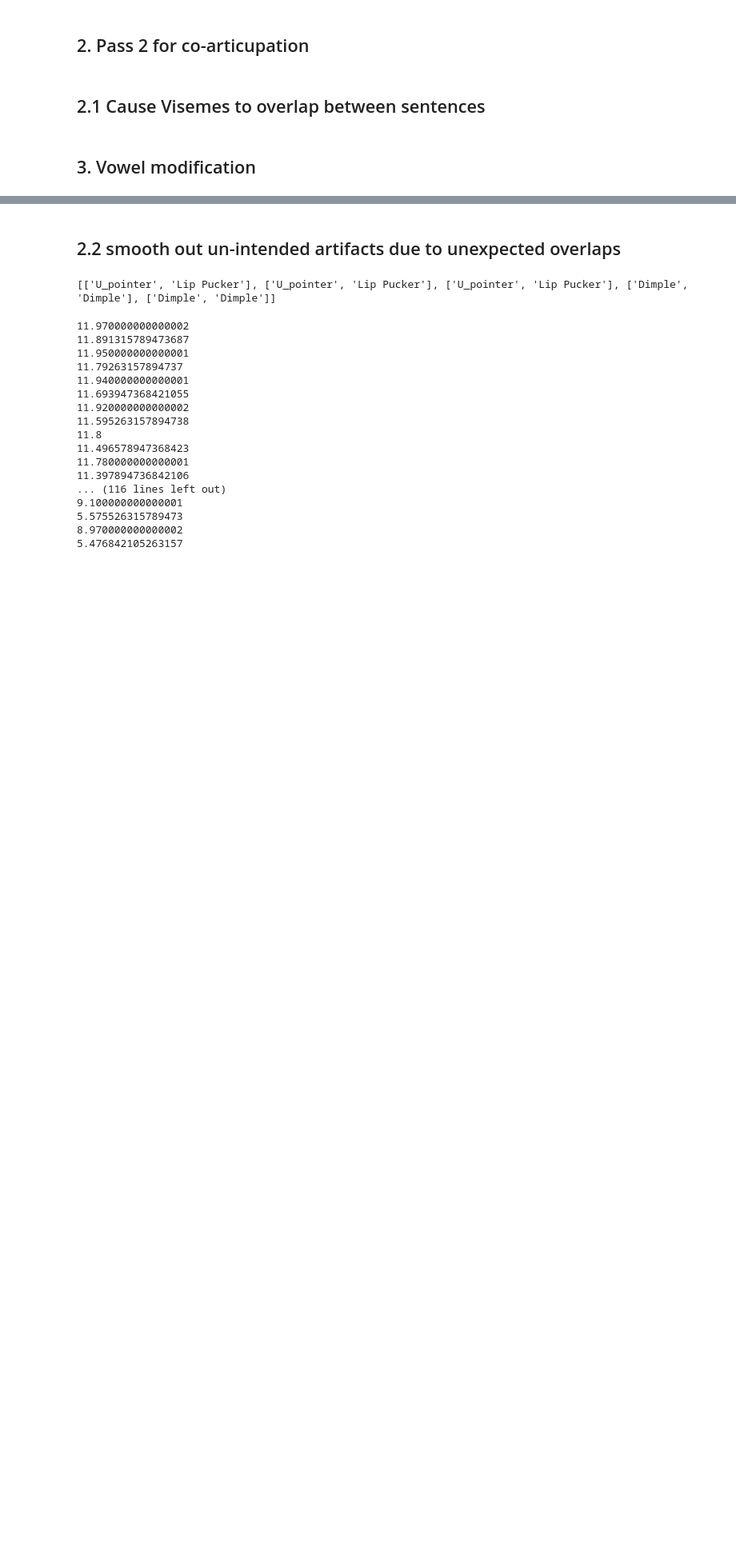
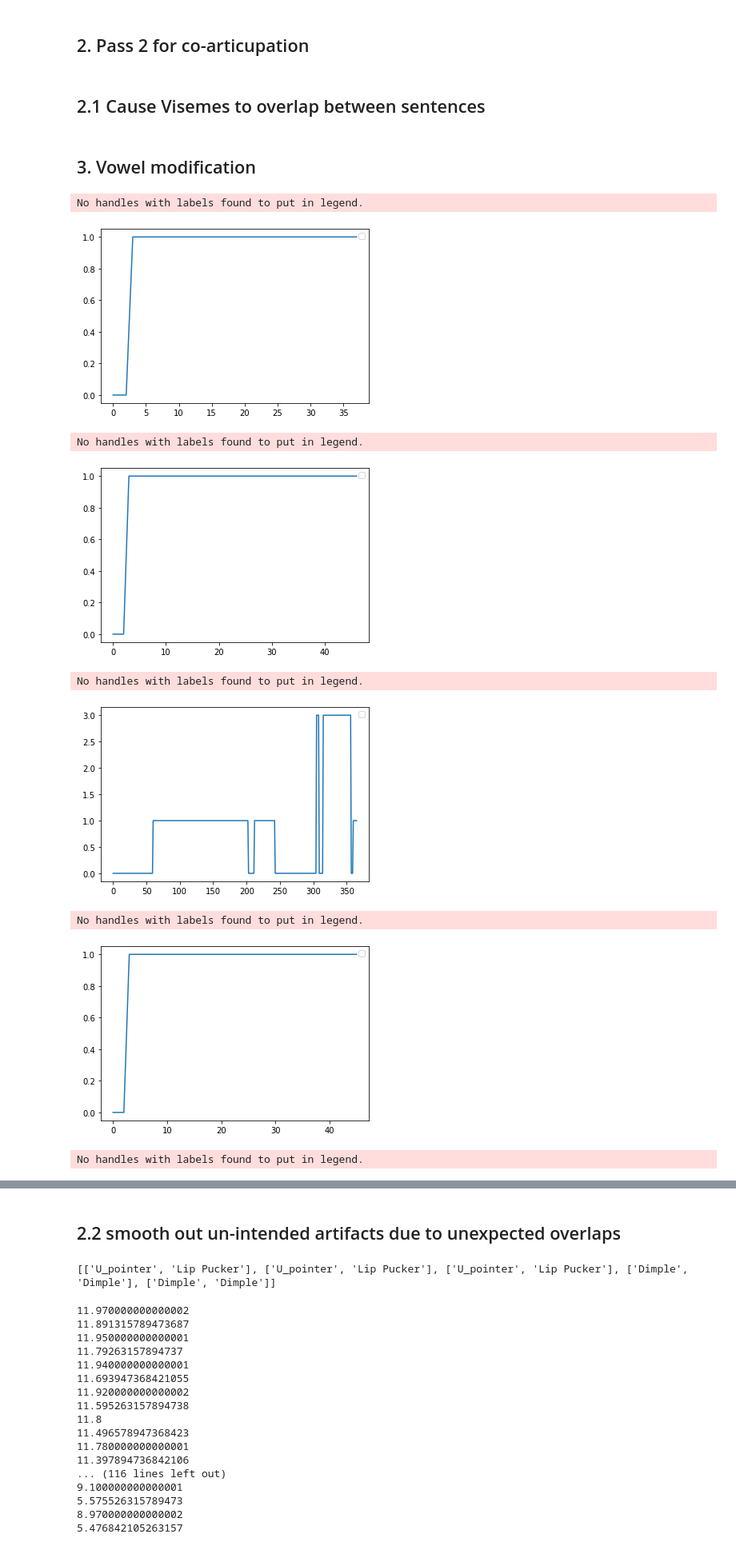
Before and after one commit to EvanSamaa/jali_sing, a Jupyter notebook: Jali_sing_2.0.ipynb, the cells around one changed output, grey strips where cells are left out. Shown at 80% size. Cells and saved outputs as stored; diff of their text form; code cells hidden in the pictures; blank space fills up the shorter version.

```diff
--- a/Jali_sing_2.0.ipynb
+++ b/Jali_sing_2.0.ipynb
@@ -12,8 +12,9 @@ vowel_mod = vowel_mod_detector()
 ## Input Block
 # %%
 dir = "E:/MASC/Structured_data/child_in_time"
+dir = "/Volumes/EVAN_DISK/MASC/Structured_data/rolling_in_the_deep_adele"
 file_name_template = "audio"
-script_path = os.path.join(dir, "audio.TextGrid")
+script_path = os.path.join(dir, "audio_full.TextGrid")
 output_template = "jali_sing_2"
 spike_width = 0.5
 # %% [markdown]
@@ -398,15 +402,18 @@ for i in range(0, len(viseme_list)):
         xs = np.linspace(viseme_interval[i][1][0], min(viseme_interval[i][-1][0], lyric.snd.xs()[-1]), vowel_mod_out_coarse.shape[0])
         coarse_vowel_sounds_like_interp = interp1d(xs, vowel_mod_out_coarse, axis=0)
 
-#         for i in range(0, 6):
-#             plt.plot(vowel_mod_out[:, i], label="aeiouX"[i])
-#         # plt.plot(np.argmax(out[0, :], axis=1))
-#         plt.legend()
-#         plt.show()
 
         # what the original sound was
         original_vowel_shape = vowel2Cardinal3[viseme_list[i]]
-        only_peaks = np.where(vowel_mod_out_coarse > 0.6, vowel_mod_out_coarse, current_vowel)
+        only_peaks = np.where(vowel_mod_out_coarse > 0.7, vowel_mod_out_coarse, 0)
+
+#         for i in range(0, 4):
+#             plt.plot(only_peaks[:, i], label=["A", "Stretcher", "Rounder", "Silence"][i])
+
+        plt.plot(np.argmax(only_peaks[:], axis=1))
+        plt.legend()
+        plt.show()
+
         vowel_sounds_like = np.argmax(only_peaks, axis=1)
         ##################################################################
         ### obtain the intervals of which cardinal vowels are dominant ###
@@ -483,30 +490,40 @@ for i in range(0, len(viseme_list)):
 #                         start = max(start_candidate, viseme_interval[i][0][0])
                         start = viseme_interval[i][0][0]
                         same_start = True
                     else:
                         start_candidate = (xs[cardinal_intervals[c-1][1]] - xs[cardinal_intervals[c-1][0]]) * 0.6 + xs[cardinal_intervals[c-1][0]]
                         start_candidate = min(start_candidate, xs[cardinal_intervals[c-1][1]]-0.12)
                         start = max(start_candidate, xs[cardinal_intervals[c-1][0]])
                         if np.abs(start - viseme_interval[i][1][0]) <= 0.2:
                             start = viseme_interval[i][0][0]
                             same_start = True
                     ctrl_pts.append([start, 0])
                     # add the end point of the curve. This would either at the end of the
                     # prediction interval, or at the end of the vowel.
 #                     modification_sliders.append([slider_name, slider_attribute])
                     if c == len(cardinal_list) - 1:
                         ctrl_pts.append([xs[cardinal_intervals[c][1]], 0])
                     else:
                         ctrl_pts.append([viseme_interval[i][-1][0], 0])
                     # add the peaks in the middle with the decay
                     slider_range = slider_ct_pts[2 + 3*s]
 #                     modification_sliders.append([slider_name, slider_attribute])
                     # with some anticipation
                     if same_start:
                         ctrl_pts.append([viseme_interval[i][1][0], max_prob * (slider_range[1])])
                     else:
                         ctrl_pts.append([xs[cardinal_intervals[c][0]]-0.13, max_prob * (slider_range[1])])
 #                     modification_sliders.append([slider_name, slider_attribute])
                     end_p75 = (xs[cardinal_intervals[c][1]] - xs[cardinal_intervals[c][0]]) * 0.75 + xs[cardinal_intervals[c][0]]
                     ctrl_pts.append([end_p75, max_prob * (slider_range[1]) * 0.75])
                     modification_ctrl_pts.append(ctrl_pts)
+# %% [output]
+No handles with labels found to put in legend.
+[figure, added]
+No handles with labels found to put in legend.
+[figure, added]
+No handles with labels found to put in legend.
+[figure, added]
+No handles with labels found to put in legend.
+[figure, added]
+No handles with labels found to put in legend.
```
Also changed, not shown: parts of 2 cells of this notebook, 1 other file.
